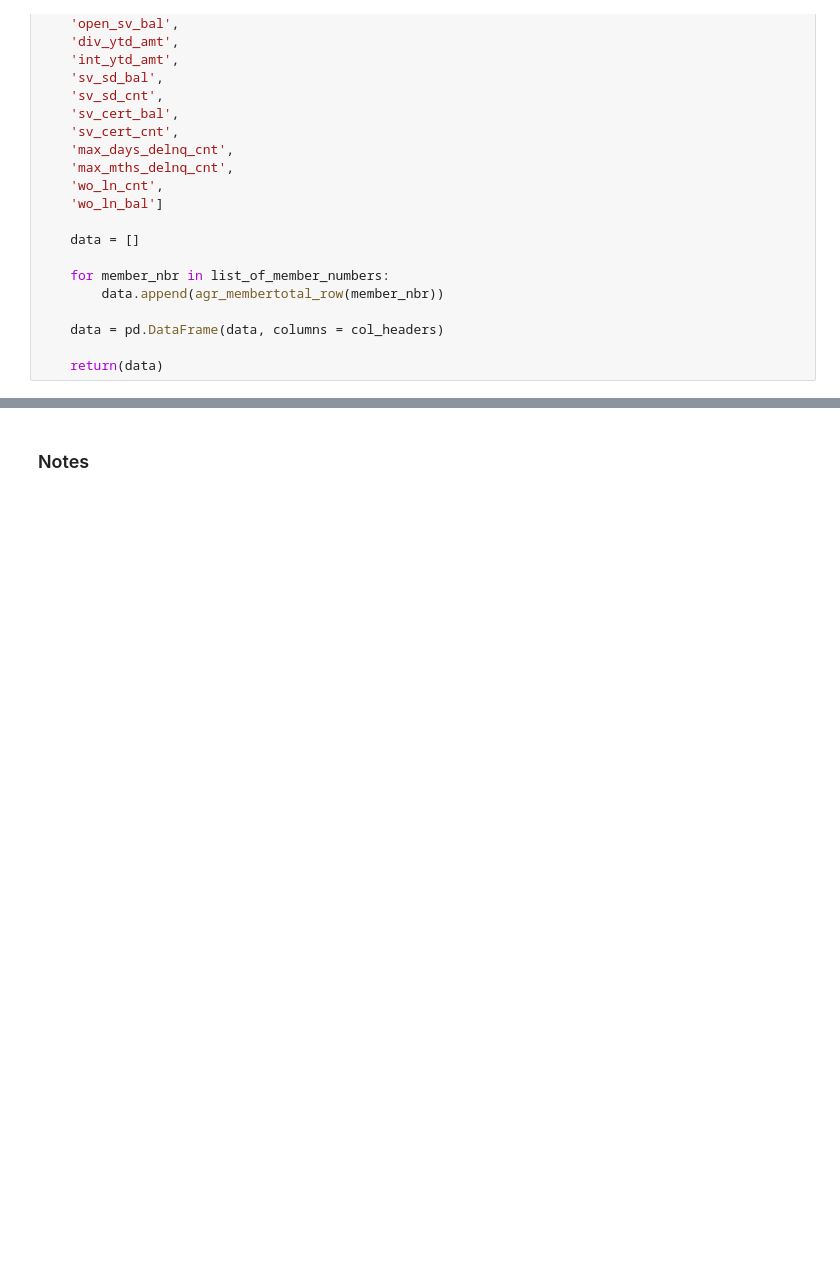
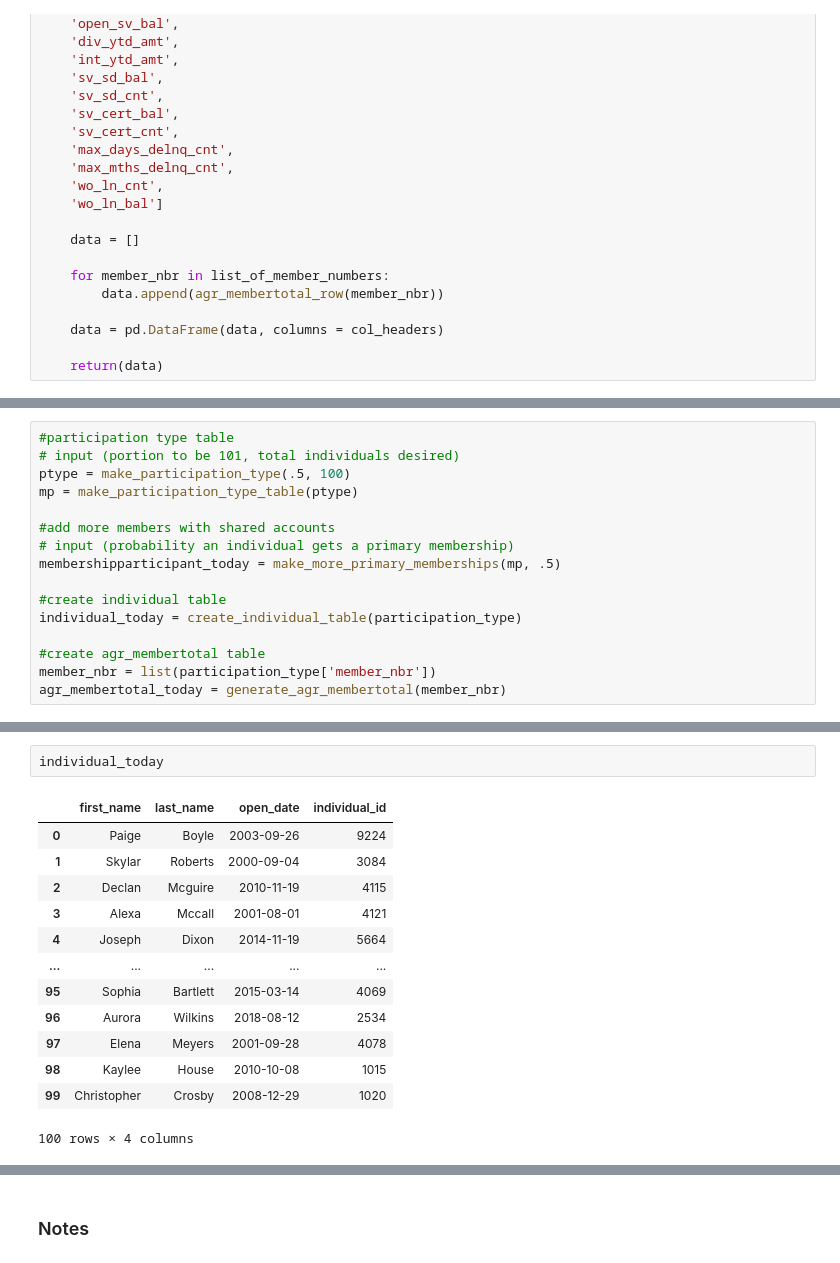
Before and after one commit to w-schw/dummy-data-tools, a Jupyter notebook: developing dummy database.ipynb, the cells around one changed output, grey strips where cells are left out. Drawn from its saved outputs; the diff is of its cells as text; blank space fills up the shorter version.

```diff
--- a/developing dummy database.ipynb
+++ b/developing dummy database.ipynb
@@ -336,0 +275,16 @@ agr_membertotal_today = generate_agr_membertotal(member_nbr)
+# %%
+#participation type table
+# input (portion to be 101, total individuals desired)
+ptype = make_participation_type(.5, 100)
+mp = make_participation_type_table(ptype)
+
+#add more members with shared accounts
+# input (probability an individual gets a primary membership)
+membershipparticipant_today = make_more_primary_memberships(mp, .5)
+
+#create individual table
+individual_today = create_individual_table(participation_type)
+
+#create agr_membertotal table
+member_nbr = list(participation_type['member_nbr'])
+agr_membertotal_today = generate_agr_membertotal(member_nbr)
@@ -337,3 +307,19 @@ agr_membertotal_today = generate_agr_membertotal(member_nbr)
+# %%
+individual_today
+# %% [output]
+|  | first_name | last_name | open_date | individual_id |
+| 0 | Paige | Boyle | 2003-09-26 | 9224 |
+| 1 | Skylar | Roberts | 2000-09-04 | 3084 |
+| 2 | Declan | Mcguire | 2010-11-19 | 4115 |
+| 3 | Alexa | Mccall | 2001-08-01 | 4121 |
+| 4 | Joseph | Dixon | 2014-11-19 | 5664 |
+| ... | ... | ... | ... | ... |
+| 95 | Sophia | Bartlett | 2015-03-14 | 4069 |
+| 96 | Aurora | Wilkins | 2018-08-12 | 2534 |
+| 97 | Elena | Meyers | 2001-09-28 | 4078 |
+| 98 | Kaylee | House | 2010-10-08 | 1015 |
+| 99 | Christopher | Crosby | 2008-12-29 | 1020 |
+100 rows × 4 columns
 # %%
 agr_membertotal_today
 # %% [output]
```
Also changed, not shown: parts of 12 cells of this notebook.
